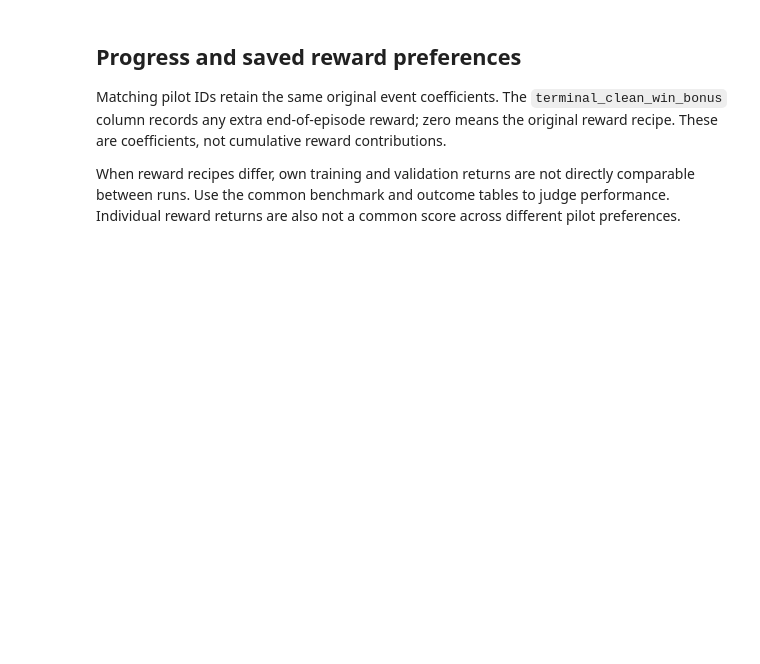
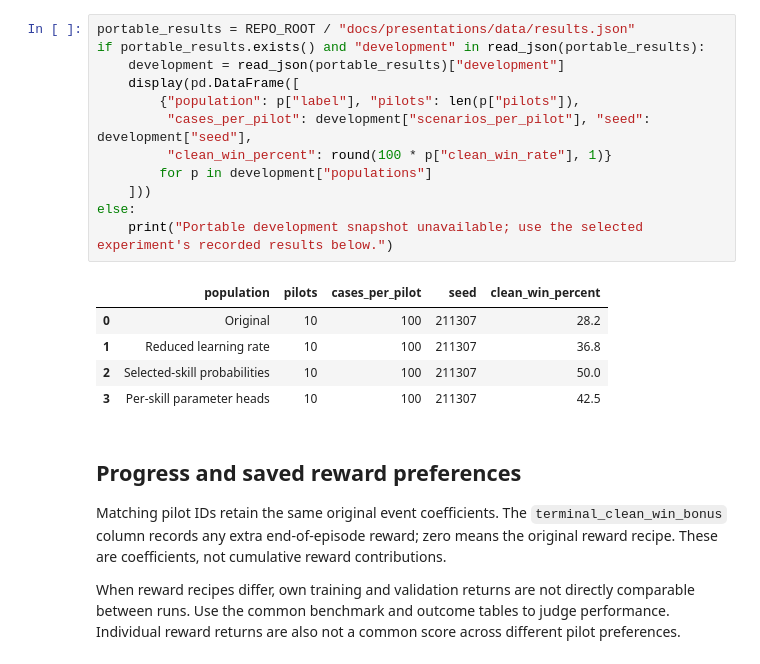
Before and after one commit to Rejn2024/Trajectory_Classification, a Jupyter notebook: notebooks/05_compare_population_runs.ipynb, the cells around one changed output. Drawn from its saved outputs; the diff is of its cells as text; blank space fills up the shorter version.

```diff
--- a/notebooks/05_compare_population_runs.ipynb
+++ b/notebooks/05_compare_population_runs.ipynb
@@ -111,3 +116,21 @@ This report is a snapshot. Run All again to refresh it.
+# %%
+portable_results = REPO_ROOT / "docs/presentations/data/results.json"
+if portable_results.exists() and "development" in read_json(portable_results):
+    development = read_json(portable_results)["development"]
+    display(pd.DataFrame([
+        {"population": p["label"], "pilots": len(p["pilots"]),
+         "cases_per_pilot": development["scenarios_per_pilot"], "seed": development["seed"],
+         "clean_win_percent": round(100 * p["clean_win_rate"], 1)}
+        for p in development["populations"]
+    ]))
+else:
+    print("Portable development snapshot unavailable; use the selected experiment's recorded results below.")
+# %% [output]
+|  | population | pilots | cases_per_pilot | seed | clean_win_percent |
+| 0 | Original | 10 | 100 | 211307 | 28.2 |
+| 1 | Reduced learning rate | 10 | 100 | 211307 | 36.8 |
+| 2 | Selected-skill probabilities | 10 | 100 | 211307 | 50.0 |
+| 3 | Per-skill parameter heads | 10 | 100 | 211307 | 42.5 |
 # %% [markdown]
 ## Progress and saved reward preferences
 
```
Also changed, not shown: parts of 13 cells of this notebook, 11 other files.
